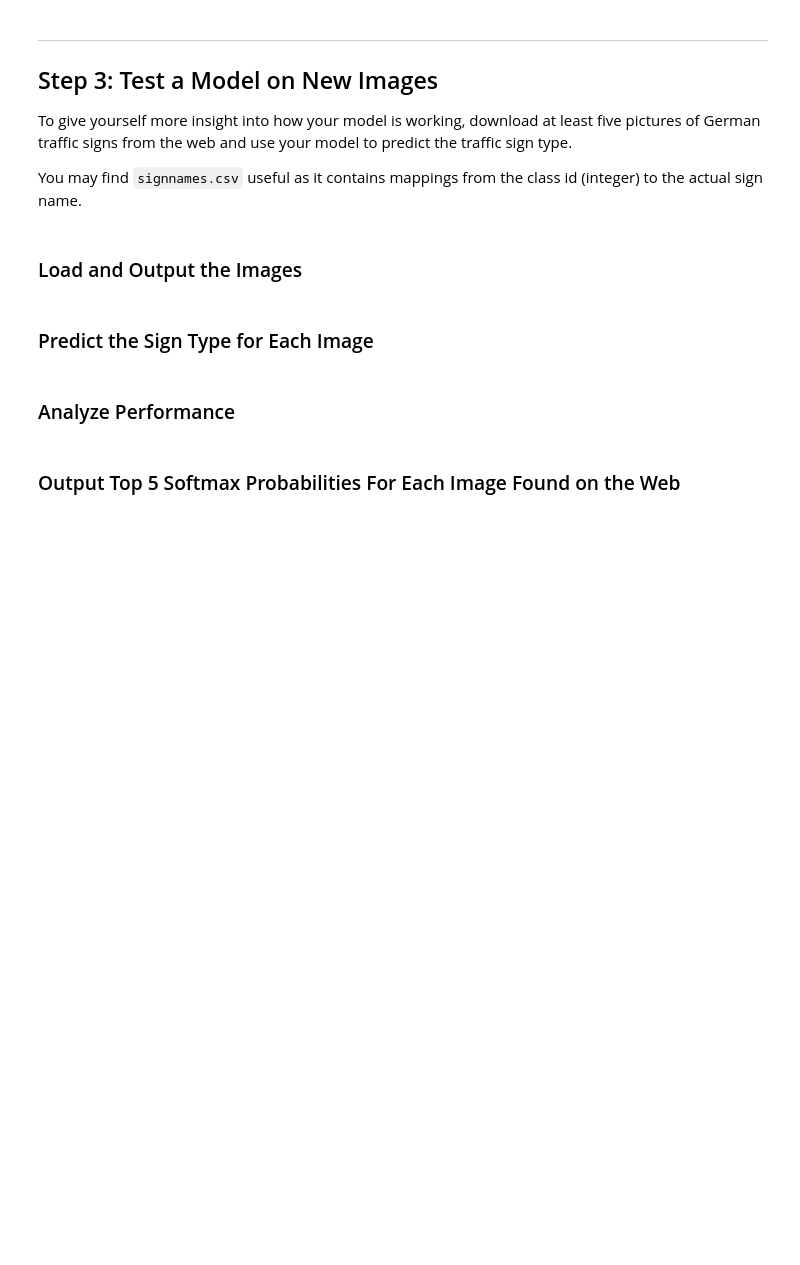
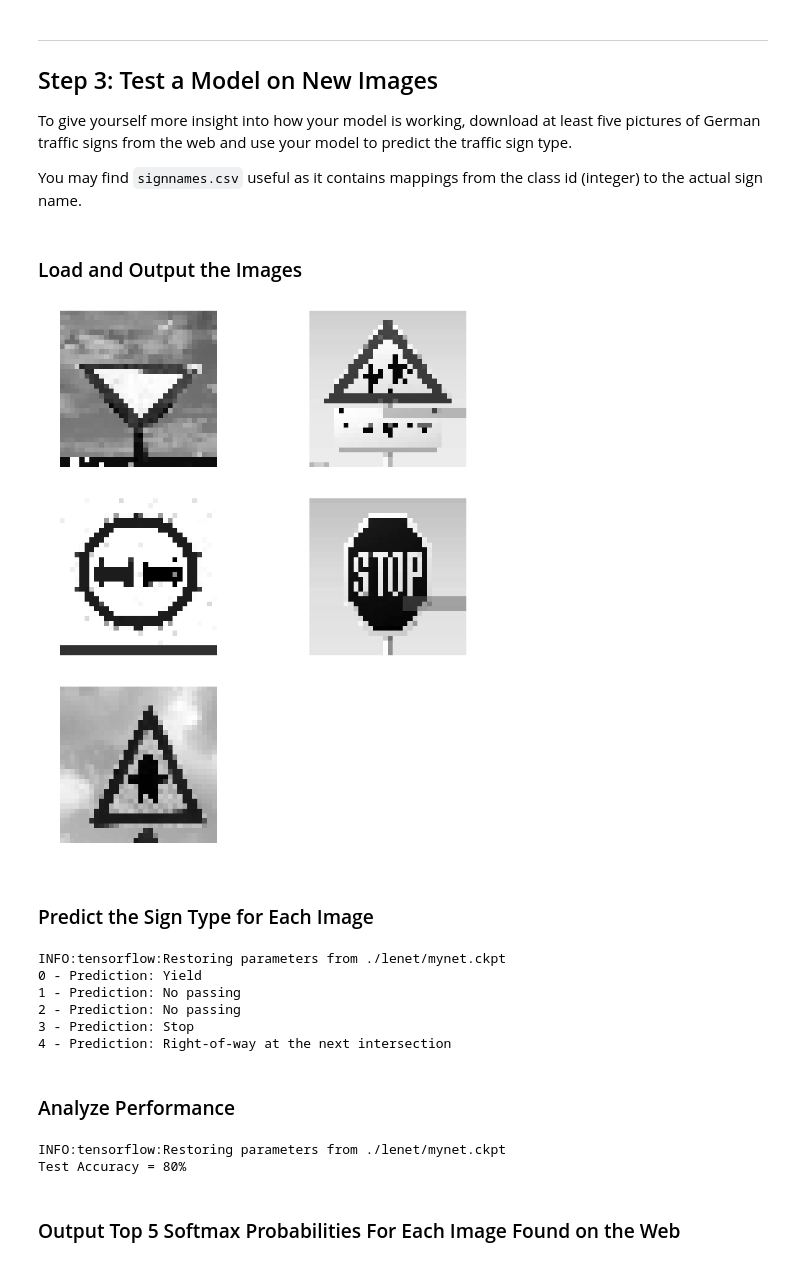
Before and after one commit to riyazbaghdad/TrafficSignClassifier, a Jupyter notebook: Traffic_Sign_Classifier.ipynb, the cells around one changed output. Saved outputs shown, nothing was run; the diff lists cells and outputs as text; code cells hidden in the pictures; blank space fills up the shorter version.

```diff
--- a/Traffic_Sign_Classifier.ipynb
+++ b/Traffic_Sign_Classifier.ipynb
@@ -298,17 +395,18 @@ sets imply underfitting. A high accuracy on the training set but low accuracy on
 ### the accuracy on the test set should be calculated and reported as well.
 ### Feel free to use as many code cells as needed.
 # %%
-tf.compat.v1.disable_eager_execution()
+#tf.compat.v1.disable_eager_execution()
+tf.reset_default_graph()
+x = tf.placeholder(tf.float32, (None, 32, 32, 1))
+y = tf.placeholder(tf.int32, (None))
 
-x = tf.compat.v1.placeholder(tf.float32, (None, 32, 32, 3))
-y = tf.compat.v1.placeholder(tf.int32, (None))
-x_final_test = tf.compat.v1.placeholder(tf.float32, (None, 32, 32, 3))
-x_final_graph = tf.compat.v1.placeholder(tf.float32, (None, 32, 32, 3))
+keep_prob = tf.placeholder(tf.float32)
 one_hot_y = tf.one_hot(y, n_classes)
 # %%
 rate = 0.001
+actual_keep_prob = 0.7
 
-logits = LeNet(x)
+logits = LeNet(x, keep_prob)
 cross_entropy = tf.nn.softmax_cross_entropy_with_logits(labels=one_hot_y, logits=logits)
 loss_operation = tf.reduce_mean(cross_entropy)
 optimizer = tf.train.AdamOptimizer(learning_rate = rate)
@@ -325,11 +421,15 @@ def evaluate(X_data, y_data):
     total_accuracy = 0
     sess = tf.get_default_session()
     for offset in range(0, num_examples, BATCH_SIZE):
-        batch_x, batch_y = X_data[offset:offset+BATCH_SIZE], y_data[offset:offset+BATCH_SIZE]
-        accuracy = sess.run(accuracy_operation, feed_dict={x: batch_x, y: batch_y})
+        end = offset + BATCH_SIZE
+        batch_x, batch_y = X_data[offset:end], y_data[offset:end]
+        accuracy = sess.run(accuracy_operation, feed_dict={x: batch_x, y: batch_y, keep_prob: 1.0})
         total_accuracy += (accuracy * len(batch_x))
     return total_accuracy / num_examples
 # %%
+# Training starts here
+status_update = 100/EPOCHS
+
 with tf.Session() as sess:
     sess.run(tf.global_variables_initializer())
     num_examples = len(X_train)
@@ -341,13 +441,16 @@ with tf.Session() as sess:
             for offset in range(0, num_examples, BATCH_SIZE):
                 end = offset + BATCH_SIZE
                 batch_x, batch_y = X_train[offset:end], y_train[offset:end]
-                sess.run(training_operation, feed_dict={x: batch_x, y: batch_y})
+                sess.run(training_operation, feed_dict={x: batch_x, y: batch_y, keep_prob: actual_keep_prob})
 
             validation_accuracy = evaluate(X_validation, y_validation)
             print("EPOCH {} ...".format(i+1))
             print("Validation Accuracy = {:.3f}".format(validation_accuracy))
             print()
-            pbar.update(10)
+            pbar.update(status_update)
 
-    saver.save(sess, './lenet')
+    test_acccuracy = evaluate(X_test,y_test)
+    print("{} test accuracy obtained".format(test_acccuracy))
+
+    saver.save(sess, './lenet/mynet.ckpt')
     print("Model saved")
@@ -366,0 +539,11 @@ You may find `signnames.csv` useful as it contains mappings from the class id (i
+# %%
+
+plt.figure(figsize=(10,20))
+for i, img in enumerate(glob_test_imgs):
+    plt.subplot(5, 2, i+1)
+    img = np.squeeze(img)
+    plt.imshow(img,cmap='gray') #draw the first image of each class
+    plt.axis('off')
+plt.show()
+# %% [output]
+[figure, added]
@@ -370,11 +567,33 @@ You may find `signnames.csv` useful as it contains mappings from the class id (i
 ### Run the predictions here and use the model to output the prediction for each image.
 ### Make sure to pre-process the images with the same pre-processing pipeline used earlier.
 ### Feel free to use as many code cells as needed.
+
+with tf.Session() as sess:
+    saver.restore(sess, "./lenet/mynet.ckpt")
+    predicted_logits = sess.run(logits, feed_dict={x: glob_test_images, keep_prob: 1.0})
+    predicted_labels = np.argmax(predicted_logits, axis=1)
+    for i in range(len(glob_test_images)):
+        print("{0} - Prediction: {1}".format(i,all_labels[predicted_labels[i]]))
+# %% [output]
+INFO:tensorflow:Restoring parameters from ./lenet/mynet.ckpt
+0 - Prediction: Yield
+1 - Prediction: No passing
+2 - Prediction: No passing
+3 - Prediction: Stop
+4 - Prediction: Right-of-way at the next intersection
 # %% [markdown]
 ### Analyze Performance
 # %%
 ### Calculate the accuracy for these 5 new images.
 ### For example, if the model predicted 1 out of 5 signs correctly, it's 20% accurate on these new images.
+with tf.Session() as sess:
+    saver.restore(sess, "./lenet/mynet.ckpt")
+    y_final_test = [13,28,9,14,11]
+    test_accuracy = evaluate(glob_test_images, y_final_test)
+    print("Test Accuracy = {:.0f}%".format(test_accuracy*100))
+# %% [output]
+INFO:tensorflow:Restoring parameters from ./lenet/mynet.ckpt
+Test Accuracy = 80%
 # %% [markdown]
 ### Output Top 5 Softmax Probabilities For Each Image Found on the Web
 # %% [markdown]
```
Also changed, not shown: parts of 24 cells of this notebook, 1 other file.
